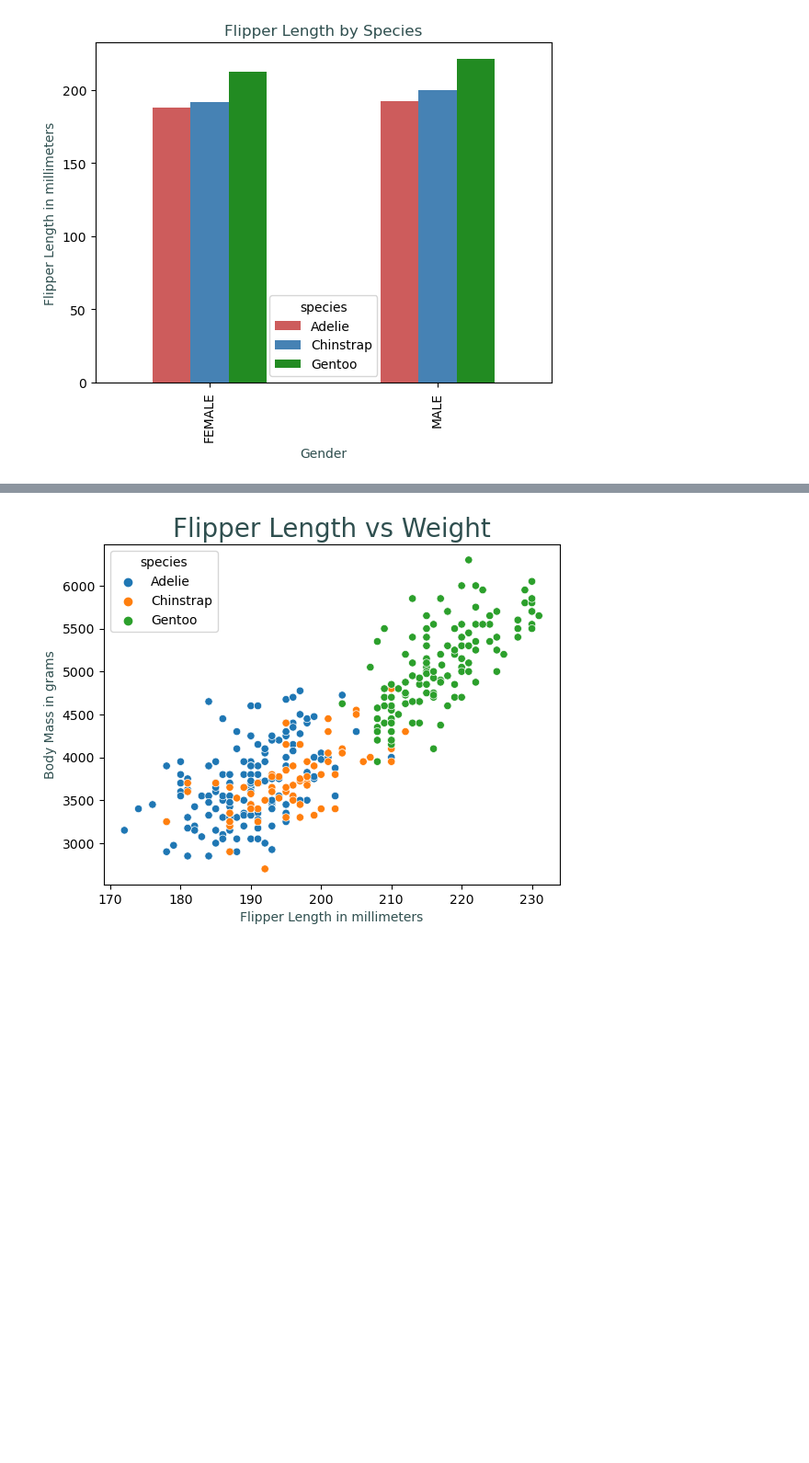
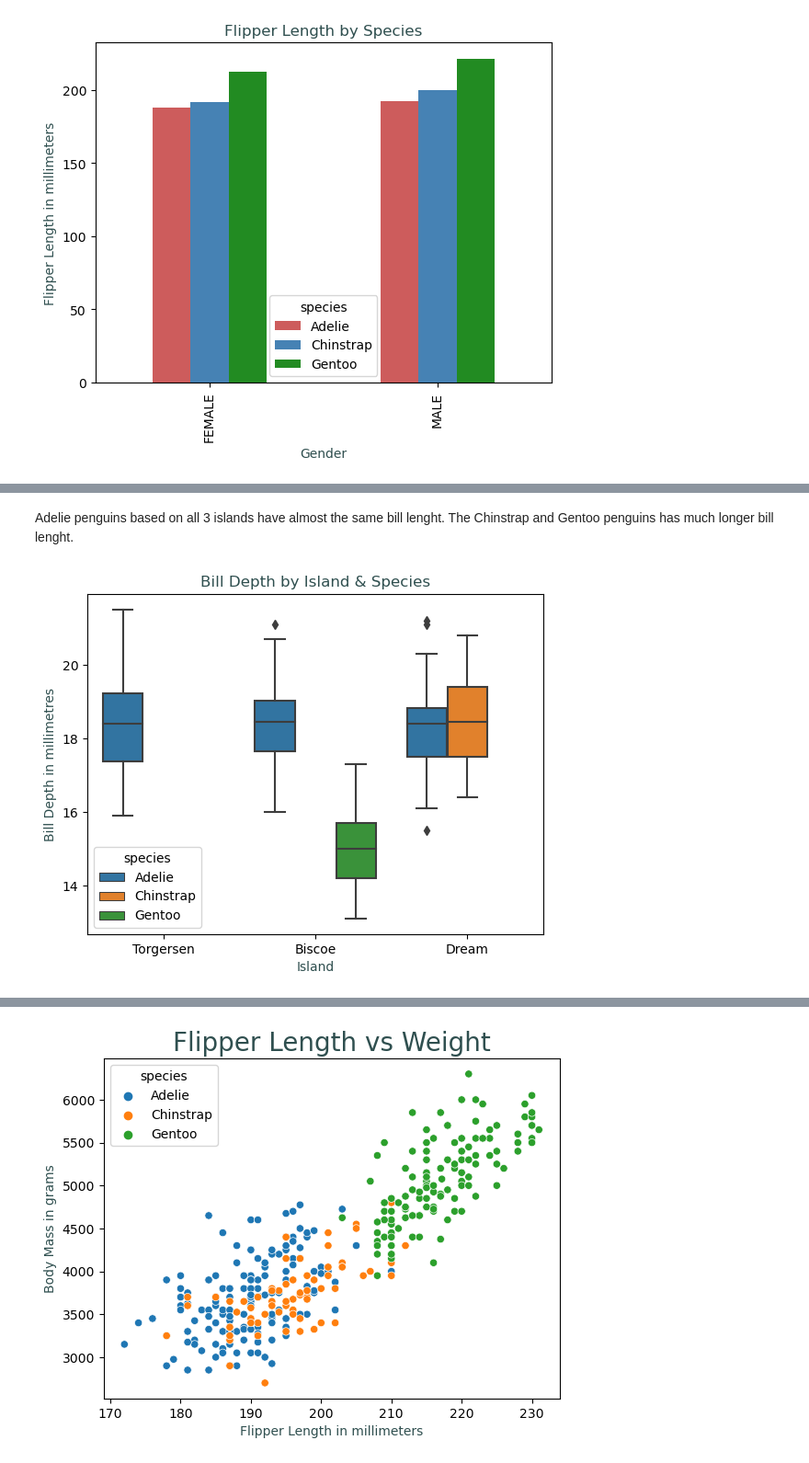
Before and after one commit to UWASIKLK/pda---mywork, a Jupyter notebook: penguins-project.ipynb, the cells around one changed output, grey strips where cells are left out. Shown at 92% size. Saved outputs shown, nothing was run; the diff lists cells and outputs as text; code cells hidden in the pictures; blank space fills up the shorter version.

```diff
--- a/penguins-project.ipynb
+++ b/penguins-project.ipynb
@@ -433,0 +469,12 @@ plt.show()
+# %% [markdown]
+Adelie penguins based on all 3 islands have almost the same bill lenght. The Chinstrap and Gentoo penguins has much longer bill lenght.
+# %%
+# Creating a box plot using the island, bill depth and it is sort out by 3 species.
+
+box = sns.boxplot(x = 'island', y = 'bill_depth_mm', hue ='species', data = penguins)
+plt.xlabel('Island', color ='darkslategray')
+plt.ylabel('Bill Depth in millimetres', color ='darkslategray')
+plt.title('Bill Depth by Island & Species', color ='darkslategray')
+plt.show()
+# %% [output]
+[figure, added]
```
Also changed, not shown: parts of 18 cells of this notebook.
